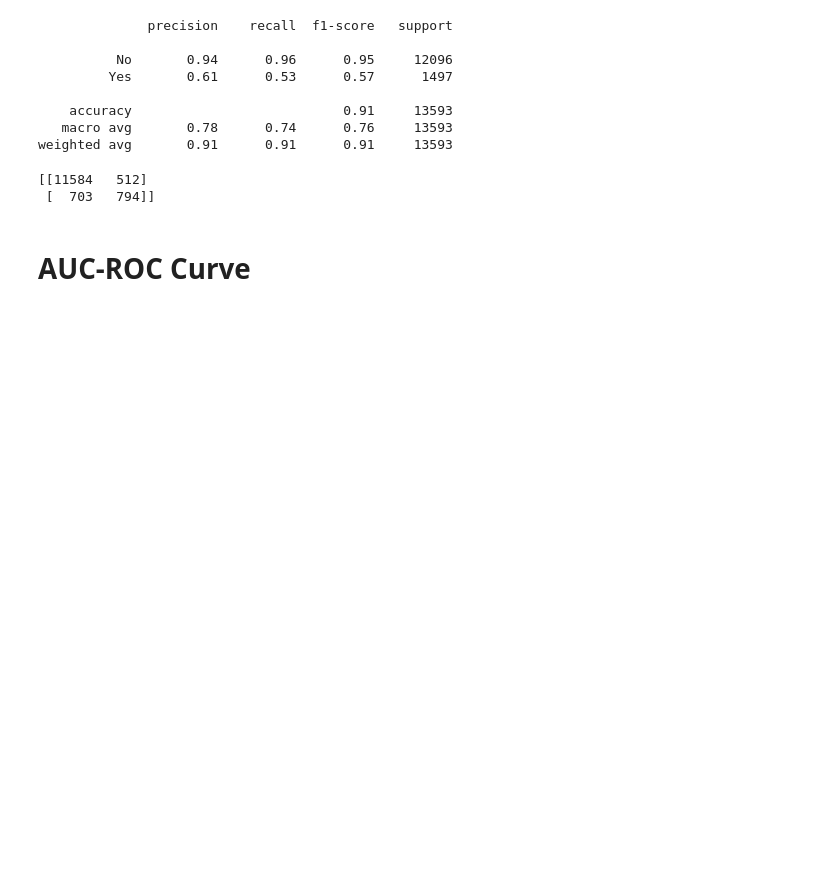
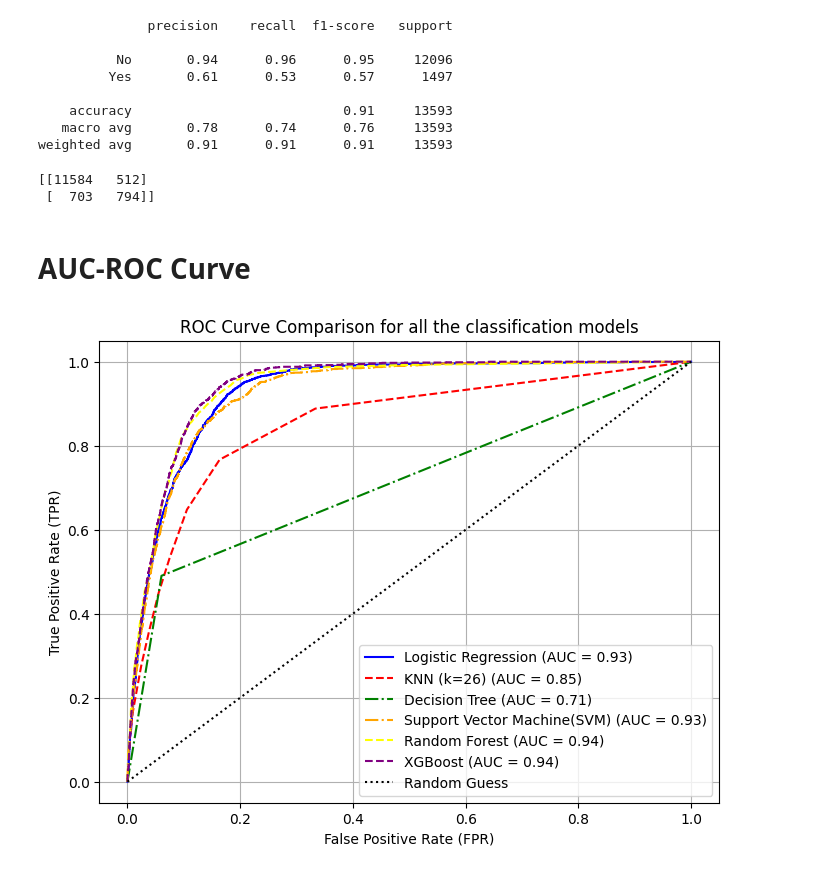
Before and after one commit to Elvis-Jekir/bank_marketing, a Jupyter notebook: bank_marketing.ipynb, the cells around one changed output. Cells and saved outputs as stored; diff of their text form; code cells hidden in the pictures; blank space fills up the shorter version.

Commit message:
Add Auc Roc Curve

```diff
--- a/bank_marketing.ipynb
+++ b/bank_marketing.ipynb
@@ -493,3 +493,51 @@ print(confusion_matrix(y_test, Y_xgb_pred))
 # AUC-ROC Curve
 # %%
 from sklearn.metrics import roc_curve, auc
+# %%
+Y_lr_probs = lr.predict_proba(X_test)[:, 1]
+Y_knn_13_probs = knn_13.predict_proba(X_test)[:, 1]
+Y_dt_probs = dt_clr.predict_proba(X_test)[:, 1]
+Y_svm_probs = svc.predict_proba(X_test)[:, 1]
+Y_rf_probs = rf.predict_proba(X_test)[:, 1]
+Y_xgb_pred_probs = xgb_clf.predict_proba(X_test)[:, 1]
+
+# Compute ROC curve and AUC for all the models
+fpr_lr, tpr_lr, _ = roc_curve(y_test, Y_lr_probs)
+auc_lr = auc(fpr_lr, tpr_lr)
+
+fpr_knn, tpr_knn, _ = roc_curve(y_test, Y_knn_13_probs)
+auc_knn = auc(fpr_knn, tpr_knn)
+
+fpr_dt, tpr_dt, _ = roc_curve(y_test, Y_dt_probs)
+auc_dt = auc(fpr_dt, tpr_dt)
+
+fpr_svm, tpr_svm, _ = roc_curve(y_test, Y_svm_probs)
+auc_svm = auc(fpr_svm, tpr_svm)
+
+fpr_rf, tpr_rf, _ = roc_curve(y_test, Y_rf_probs)
+auc_rf = auc(fpr_rf, tpr_rf)
+
+fpr_xgb, tpr_xgb, _ = roc_curve(y_test, Y_xgb_pred_probs)
+auc_xgb = auc(fpr_xgb, tpr_xgb)
+
+# Plot both ROC curves
+plt.figure(figsize=(8, 6))
+plt.plot(fpr_lr, tpr_lr, color='blue', label=f'Logistic Regression (AUC = {auc_lr:.2f})')
+plt.plot(fpr_knn, tpr_knn, color='red', linestyle='dashed', label=f'KNN (k=26) (AUC = {auc_knn:.2f})')
+plt.plot(fpr_dt, tpr_dt, color='green', linestyle='dashdot', label=f'Decision Tree (AUC = {auc_dt:.2f})')
+plt.plot(fpr_svm, tpr_svm, color='orange', linestyle='dashdot', label=f'Support Vector Machine(SVM) (AUC = {auc_svm:.2f})')
+plt.plot(fpr_rf, tpr_rf, color='yellow', linestyle='dashed', label=f'Random Forest (AUC = {auc_rf:.2f})')
+plt.plot(fpr_xgb, tpr_xgb, color='purple', linestyle='dashed', label=f'XGBoost (AUC = {auc_xgb:.2f})')
+
+# Random guess line
+plt.plot([0, 1], [0, 1], color='black', linestyle='dotted', label='Random Guess')
+
+# Labels and Title
+plt.xlabel("False Positive Rate (FPR)")
+plt.ylabel("True Positive Rate (TPR)")
+plt.title("ROC Curve Comparison for all the classification models")
+plt.legend()
+plt.grid(True)
+plt.show()
+# %% [output]
+[figure, added]
```
